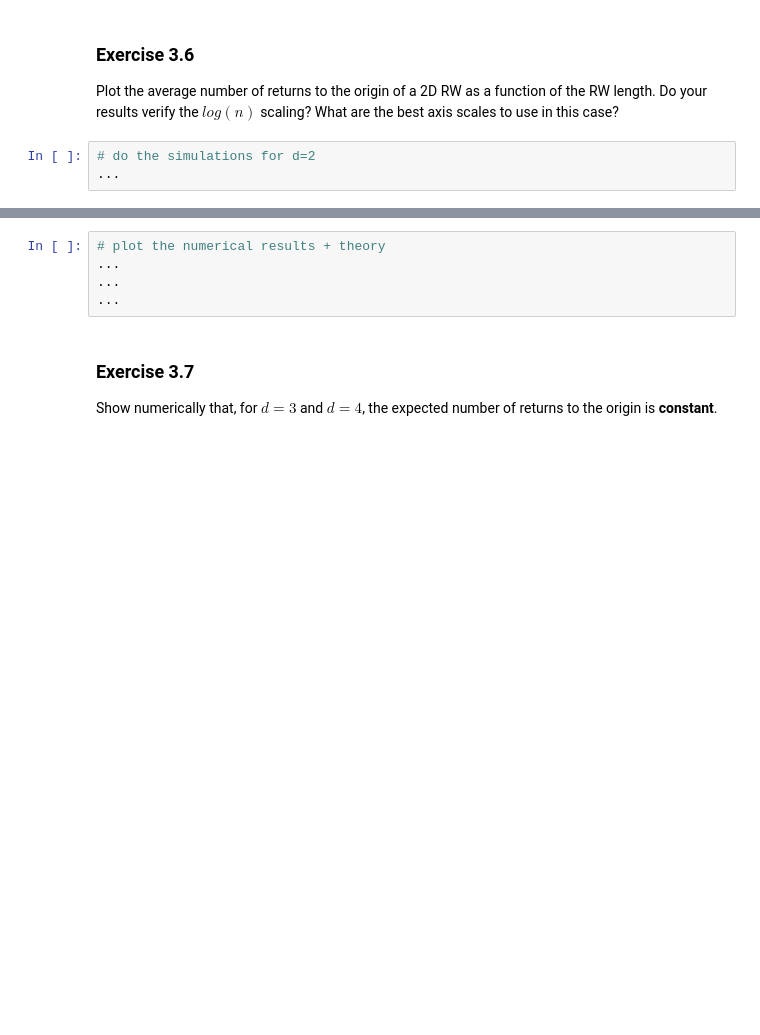
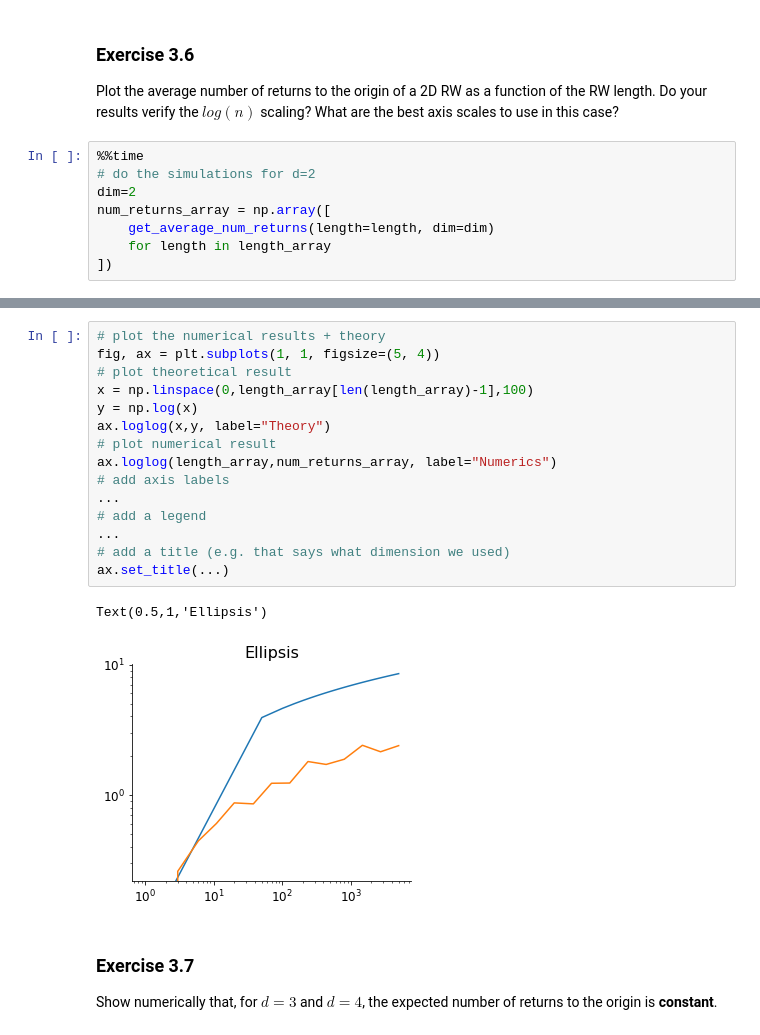
Before and after one commit to Daniele95/stat-mech-python-course, a Jupyter notebook: notebooks/3-Random-Walks.ipynb, the cells around one changed output, grey strips where cells are left out. Saved outputs shown, nothing was run; the diff lists cells and outputs as text; blank space fills up the shorter version.

```diff
--- a/notebooks/3-Random-Walks.ipynb
+++ b/notebooks/3-Random-Walks.ipynb
@@ -248,5 +248,10 @@ Text(0.5,1,'Ellipsis')
 ### Exercise 3.6
 Plot the average number of returns to the origin of a 2D RW as a function of the RW length. Do your results verify the $log(n)$ scaling? What are the best axis scales to use in this case?
 # %%
+%%time
 # do the simulations for d=2
-...
+dim=2
+num_returns_array = np.array([
+    get_average_num_returns(length=length, dim=dim)
+    for length in length_array
+])
@@ -253,8 +276,21 @@ Plot the average number of returns to the origin of a 2D RW as a function of the
-# %%
-# plot the numerical results + theory
-...
-...
-...
+# %%
+# plot the numerical results + theory
+fig, ax = plt.subplots(1, 1, figsize=(5, 4))
+# plot theoretical result
+x = np.linspace(0,length_array[len(length_array)-1],100)
+y = np.log(x)
+ax.loglog(x,y, label="Theory")
+# plot numerical result
+ax.loglog(length_array,num_returns_array, label="Numerics")
+# add axis labels
+...
+# add a legend
+...
+# add a title (e.g. that says what dimension we used)
+ax.set_title(...)
+# %% [output]
+Text(0.5,1,'Ellipsis')
+[figure, added]
 # %% [markdown]
 ### Exercise 3.7
 Show numerically that, for $d=3$ and $d=4$, the expected number of returns to the origin is **constant**.
```
Also changed, not shown: parts of 9 cells of this notebook, 1 other file.
